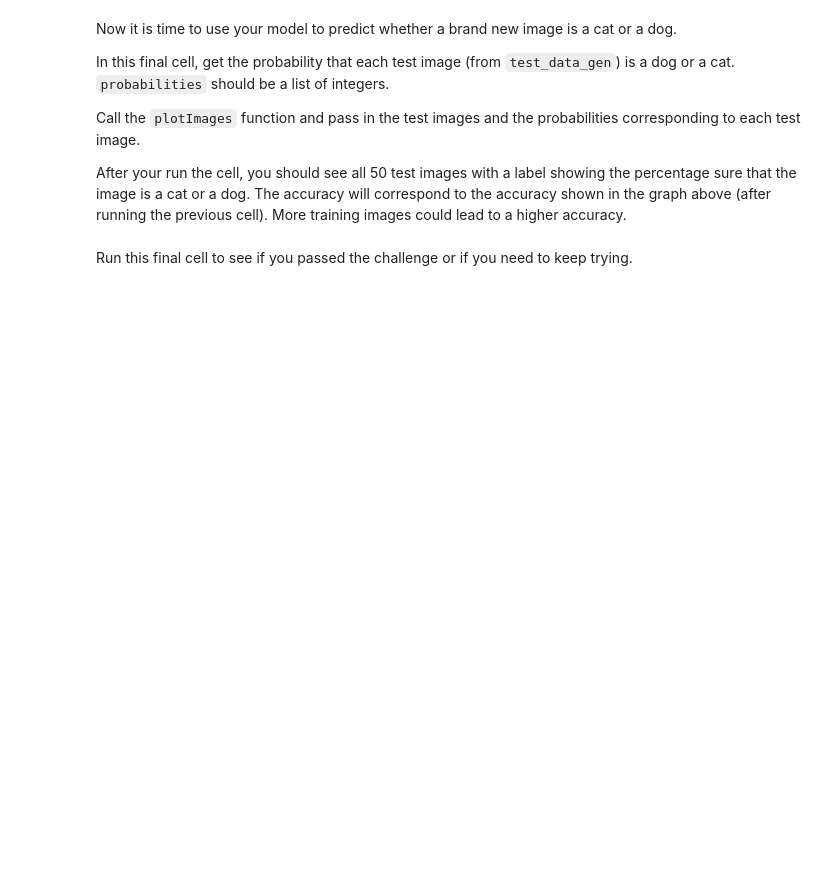
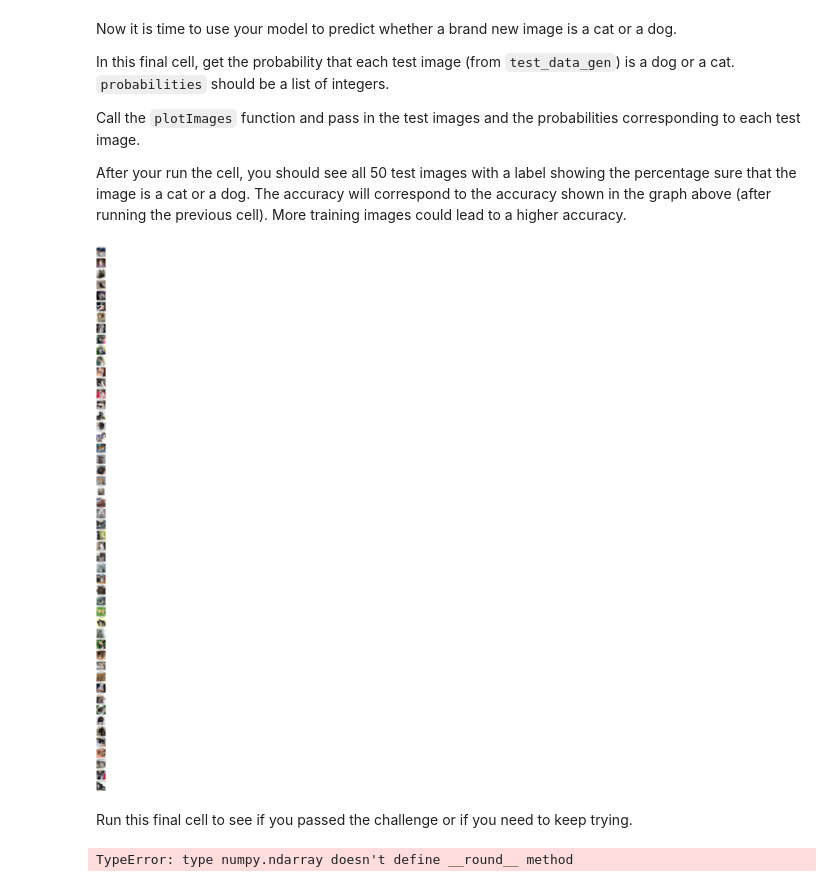
Before and after one commit to oladapo-joseph/Cat_and_dog, a Jupyter notebook: fcc_cat_dog.ipynb, the cells around one changed output. Saved outputs shown, nothing was run; the diff lists cells and outputs as text; code cells hidden in the pictures; blank space fills up the shorter version.

```diff
--- a/fcc_cat_dog.ipynb
+++ b/fcc_cat_dog.ipynb
@@ -241,7 +239,7 @@ len(os.listdir(test_dir))
 test_data_generator = test_datagen.flow_from_directory(directory=test_dir,
                                                       target_size = (IMG_HEIGHT, IMG_WIDTH),
                                                       batch_size = batch_size,
-                                                      class_mode = 'categorical',
+                                                      class_mode = 'binary',
                                                       shuffle=False)
 # %% [output]
 Found 50 images belonging to 1 classes.
@@ -437,6 +450,11 @@ In this final cell, get the probability that each test image (from `test_data_ge
 Call the `plotImages` function and pass in the test images and the probabilities corresponding to each test image.
 
 After your run the cell, you should see all 50 test images with a label showing the percentage sure that the image is a cat or a dog. The accuracy will correspond to the accuracy shown in the graph above (after running the previous cell). More training images could lead to a higher accuracy.
+# %%
+sample, probabilities = next(test_data_generator)
+plotImages(sample, probabilities)
+# %% [output]
+[figure, added]
 # %% [markdown]
 Run this final cell to see if you passed the challenge or if you need to keep trying.
 # %%
@@ -449,8 +467,8 @@ answers =  [1, 0, 0, 1, 0, 0, 0, 0, 1, 1, 0,
 correct = 0
 
 for probability, answer in zip(probabilities, answers):
-  if round(probability) == answer:
-    correct +=1
+    if round(probability) == answer:
+        correct +=1
 
 percentage_identified = (correct / len(answers))
 
@@ -462,3 +480,5 @@ if passed_challenge:
   print("You passed the challenge!")
 else:
   print("You haven't passed yet. Your model should identify at least 63% of the images. Keep trying. You will get it!")
+# %% [output]
+TypeError: type numpy.ndarray doesn't define __round__ method
```
Also changed, not shown: parts of 14 cells of this notebook.
